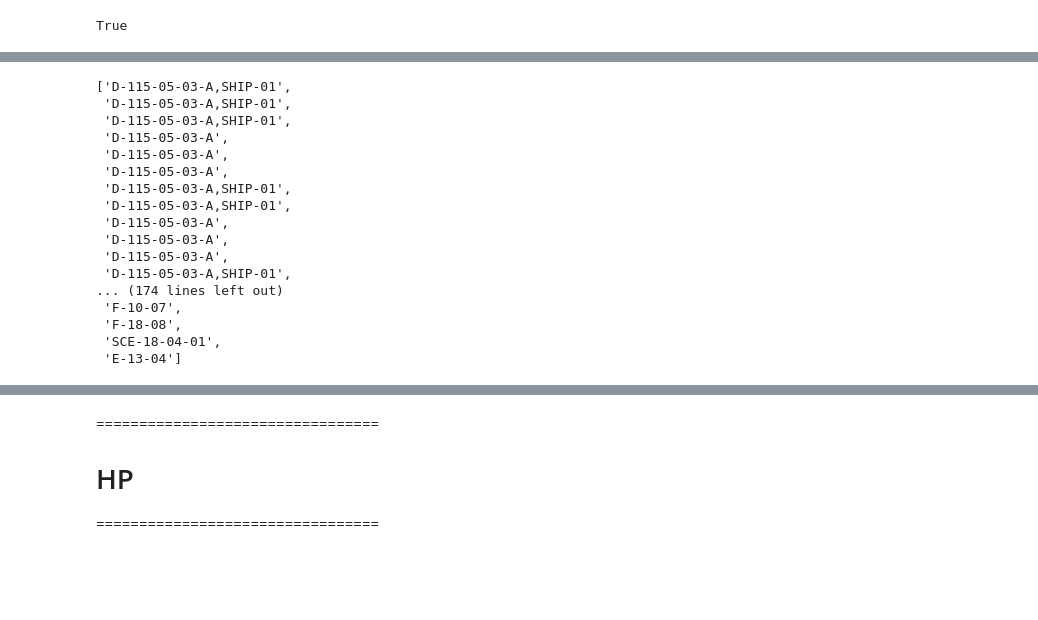
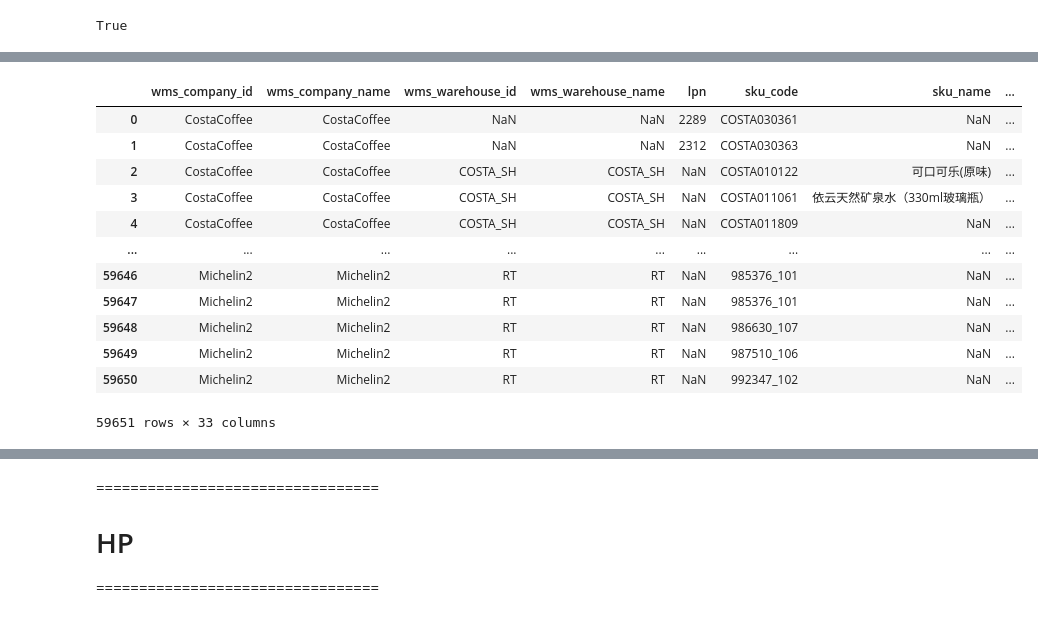
Before and after one commit to fyenne/play10_inv, a Jupyter notebook: inv_fifo.ipynb, the cells around one changed output, grey strips where cells are left out. Saved outputs shown, nothing was run; the diff lists cells and outputs as text; code cells hidden in the pictures; blank space fills up the shorter version.

```diff
--- a/inv_fifo.ipynb
+++ b/inv_fifo.ipynb
@@ -334,25 +330,23 @@ array(['COSTASHHTS', 'HPPXXWHWDS', 'MICHETCTGS'], dtype=object)
 # %%
-[','.join(i) for i in out_df['location'] ]
+# [','.join(i) for i in out_df['location'] ]
-# %% [output]
-['D-115-05-03-A,SHIP-01',
- 'D-115-05-03-A,SHIP-01',
- 'D-115-05-03-A,SHIP-01',
- 'D-115-05-03-A',
- 'D-115-05-03-A',
- 'D-115-05-03-A',
- 'D-115-05-03-A,SHIP-01',
- 'D-115-05-03-A,SHIP-01',
- 'D-115-05-03-A',
- 'D-115-05-03-A',
- 'D-115-05-03-A',
- 'D-115-05-03-A,SHIP-01',
-... (174 lines left out)
- 'F-10-07',
- 'F-18-08',
- 'SCE-18-04-01',
- 'E-13-04']
 # %%
 # out_df[out_df['ou_code'] == 'COSTASHHTS']
 # %%
 out_df['lock_codes'].unique()
+# %%
+df
+# %% [output]
+|  | wms_company_id | wms_company_name | wms_warehouse_id | wms_warehouse_name | lpn | sku_code | sku_name | ... |
+| 0 | CostaCoffee | CostaCoffee | NaN | NaN | 2289 | COSTA030361 | NaN | ... |
+| 1 | CostaCoffee | CostaCoffee | NaN | NaN | 2312 | COSTA030363 | NaN | ... |
+| 2 | CostaCoffee | CostaCoffee | COSTA_SH | COSTA_SH | NaN | COSTA010122 | 可口可乐(原味) | ... |
+| 3 | CostaCoffee | CostaCoffee | COSTA_SH | COSTA_SH | NaN | COSTA011061 | 依云天然矿泉水（330ml玻璃瓶） | ... |
+| 4 | CostaCoffee | CostaCoffee | COSTA_SH | COSTA_SH | NaN | COSTA011809 | NaN | ... |
+| ... | ... | ... | ... | ... | ... | ... | ... | ... |
+| 59646 | Michelin2 | Michelin2 | RT | RT | NaN | 985376_101 | NaN | ... |
+| 59647 | Michelin2 | Michelin2 | RT | RT | NaN | 985376_101 | NaN | ... |
+| 59648 | Michelin2 | Michelin2 | RT | RT | NaN | 986630_107 | NaN | ... |
+| 59649 | Michelin2 | Michelin2 | RT | RT | NaN | 987510_106 | NaN | ... |
+| 59650 | Michelin2 | Michelin2 | RT | RT | NaN | 992347_102 | NaN | ... |
+59651 rows × 33 columns
 # %%
```
Also changed, not shown: parts of 11 cells of this notebook, 3 other files.
